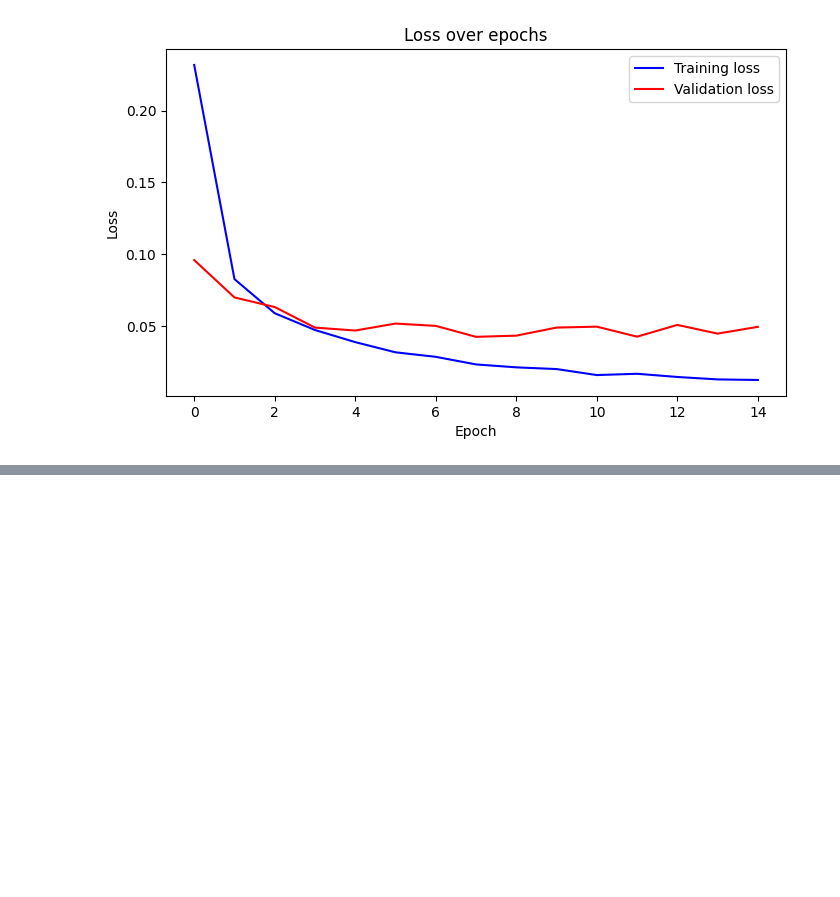
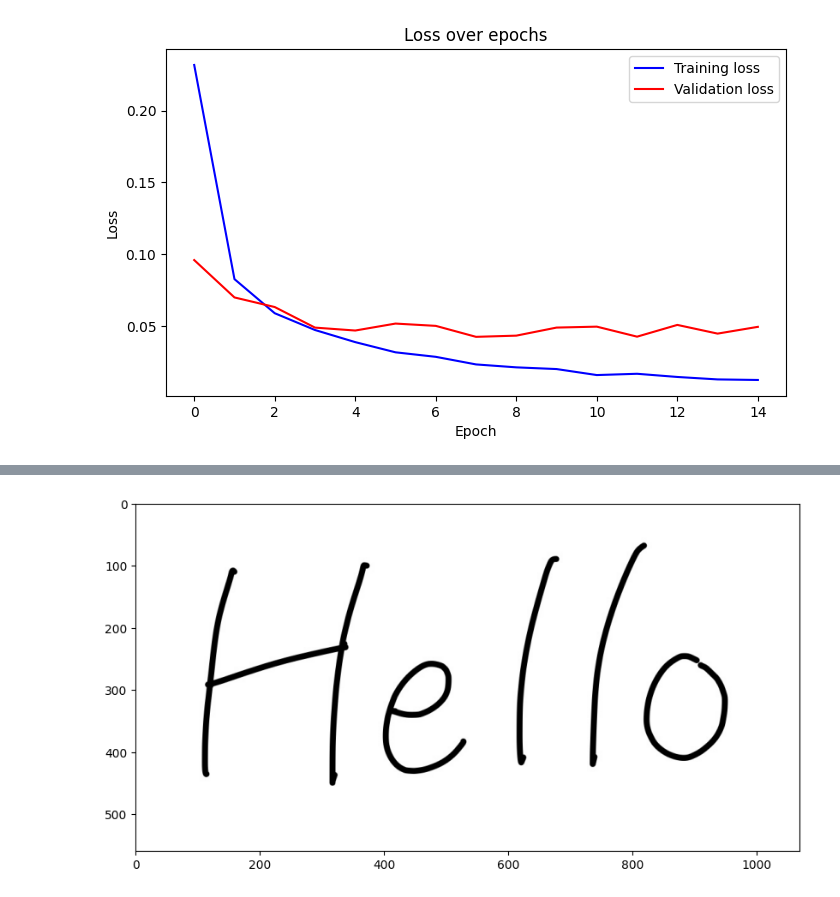
Before and after one commit to yeeun0813/baewha, a Jupyter notebook: 인공지능응용4월.ipynb, the cells around one changed output, grey strips where cells are left out. Cells and saved outputs as stored; diff of their text form; code cells hidden in the pictures; blank space fills up the shorter version.

```diff
--- a/인공지능응용4월.ipynb
+++ b/인공지능응용4월.ipynb
@@ -325,0 +394,10 @@ model, optimizer, _ = training_loop(model, criterion, optimizer, train_loader,
+# %%
+# Load image
+image = Image.open("./ocr_test_image/Hello.jpg").convert("RGB")
+
+plt.figure(figsize=(10, 10))
+plt.imshow(image)
+plt.axis("on")
+plt.show()
+# %% [output]
+[figure, added]
```
Also changed, not shown: parts of 9 cells of this notebook.
